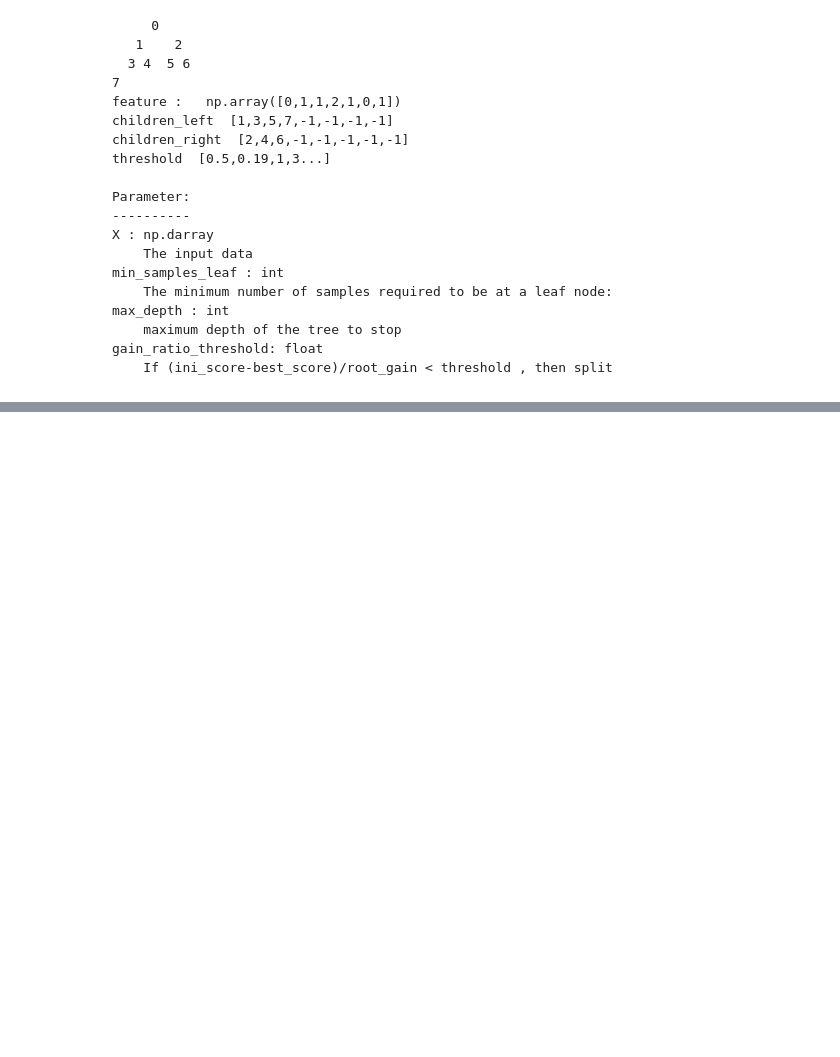
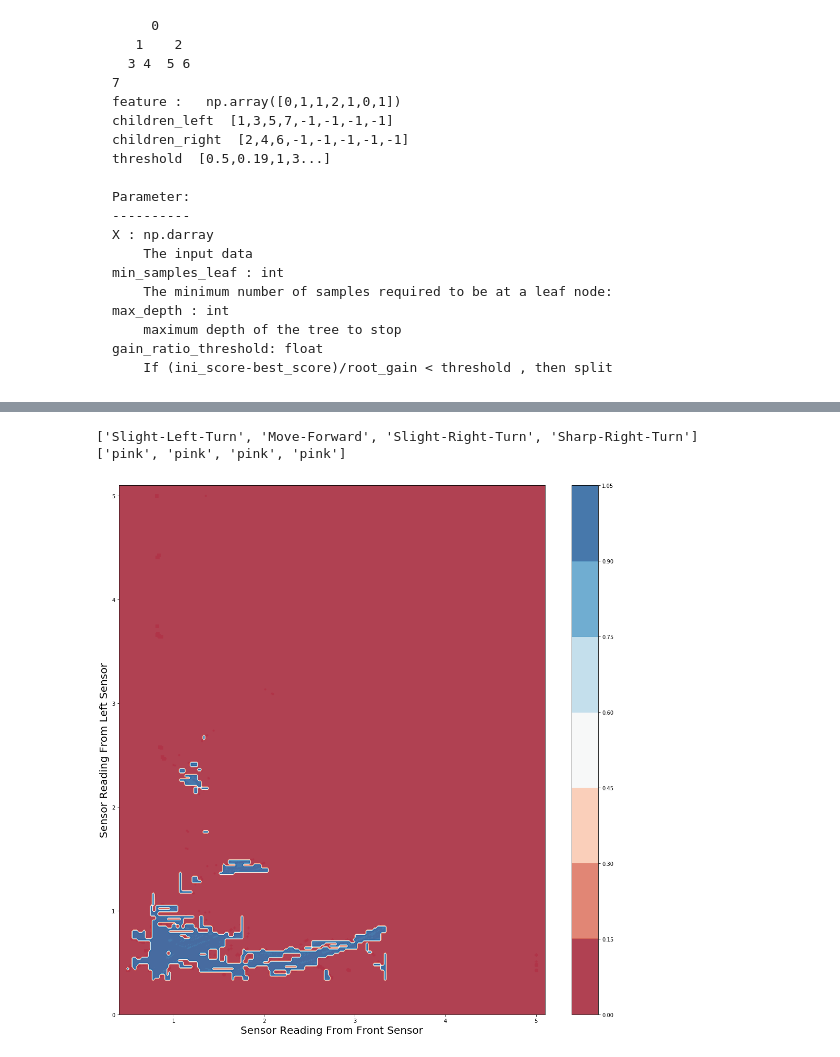
Before and after one commit to jiankangren/Safe_ML, a Jupyter notebook: machine_learning/code/CLTree/tutorial.ipynb, the cells around one changed output, grey strips where cells are left out. Drawn from its saved outputs; the diff is of its cells as text; code cells hidden in the pictures; blank space fills up the shorter version.

```diff
--- a/machine_learning/code/CLTree/tutorial.ipynb
+++ b/machine_learning/code/CLTree/tutorial.ipynb
@@ -229,0 +169,57 @@ from mpl_toolkits.mplot3d import axes3d
+# %%
+import pandas as pd
+from matplotlib import cm
+mydata=pd.read_csv('./data/2.csv').values
+X=np.array(mydata[:,0:2])
+y=mydata[:,2]
+label=list(set(y))
+y=np.array(y)
+index=[0]*len(label)
+for i in range(0,len(label)):
+    index[i]=(y==label[i])
+    y[index[i]]=i
+print label
+# print y
+# y=[1]*len(X)
+
+
+
+figure = plt.figure(figsize=(15, 15))
+h=0.02
+x1_min, x1_max = X.T[0].min() - .1, X.T[0].max() + .1
+x2_min, x2_max =X.T[1].min() - .1, X.T[1].max() + .1
+xx, yy = np.meshgrid(np.arange(x1_min-1, x1_max+1, h),np.arange(x2_min-1, x2_max+1, h))
+
+
+ax = plt.subplot(1, 1, 1)
+cmap = plt.cm.RdBu
+# cmap = cm.cool
+colors =['r','g','b','y']
+colors =['pink','pink','pink','pink']
+
+print colors
+# ax.set_title("Input data")
+ax.set_ylim(x2_min, x2_max)
+ax.set_xticks(range(int(floor(x1_min)),int(ceil(x1_max))))
+ax.set_yticks(range(int(floor(x2_min)),int(ceil(x2_max))))
+ax.set_xlabel('Sensor Reading From Front Sensor',size=20)
+ax.set_ylabel('Sensor Reading From Left Sensor',size=20)
+markers=['.','+','o',',']
+for i in range(0,len(label)):
+    ax.scatter(X[index[i]].T[0], X[index[i]].T[1], c=colors[i],marker=markers[i],label=label[i])
+    ax.set_xlim(x1_min, x1_max)
+
+
+# ax.legend(prop={'size': 30})
+tree=CLTree(criterion='gini',  min_samples_leaf=1, max_depth=25,gain_ratio_threshold=0.001)
+tree.fit(X)
+Z=tree.predict(np.c_[xx.ravel(), yy.ravel()],threshold=tree.ICDF_threshold(0.05))
+Z=Z.reshape(xx.shape)
+cntr1 = ax.contourf(xx, yy, Z, cmap=cmap, alpha=.8)
+cbar0 = plt.colorbar( cntr1,)
+plt.tight_layout()
+plt.show()
+# %% [output]
+['Slight-Left-Turn', 'Move-Forward', 'Slight-Right-Turn', 'Sharp-Right-Turn']
+['pink', 'pink', 'pink', 'pink']
+[figure, added]
```
Also changed, not shown: parts of 4 cells of this notebook, 25 other files.
